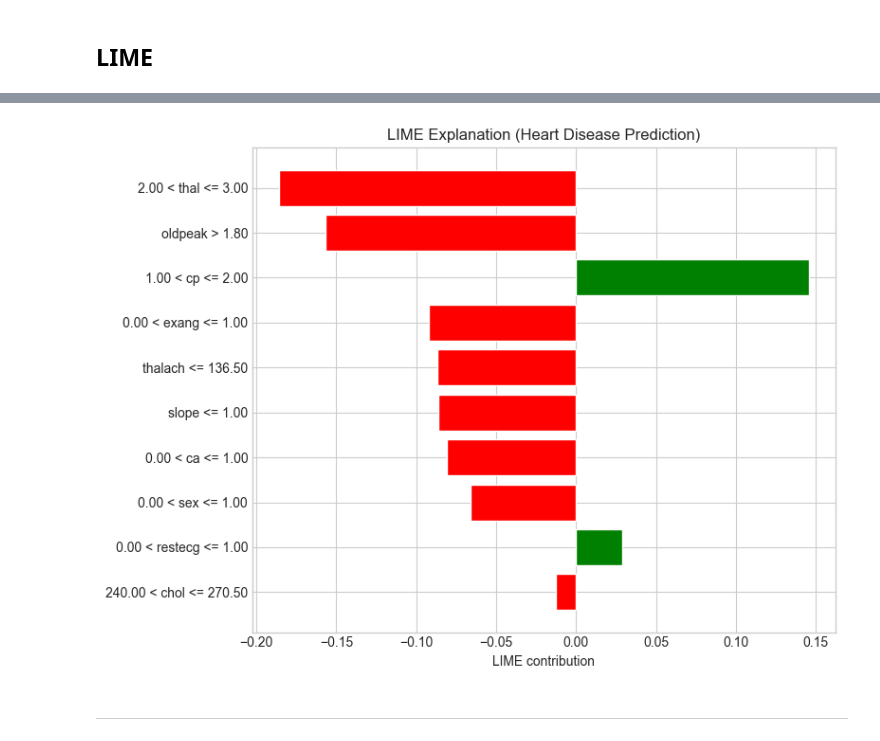
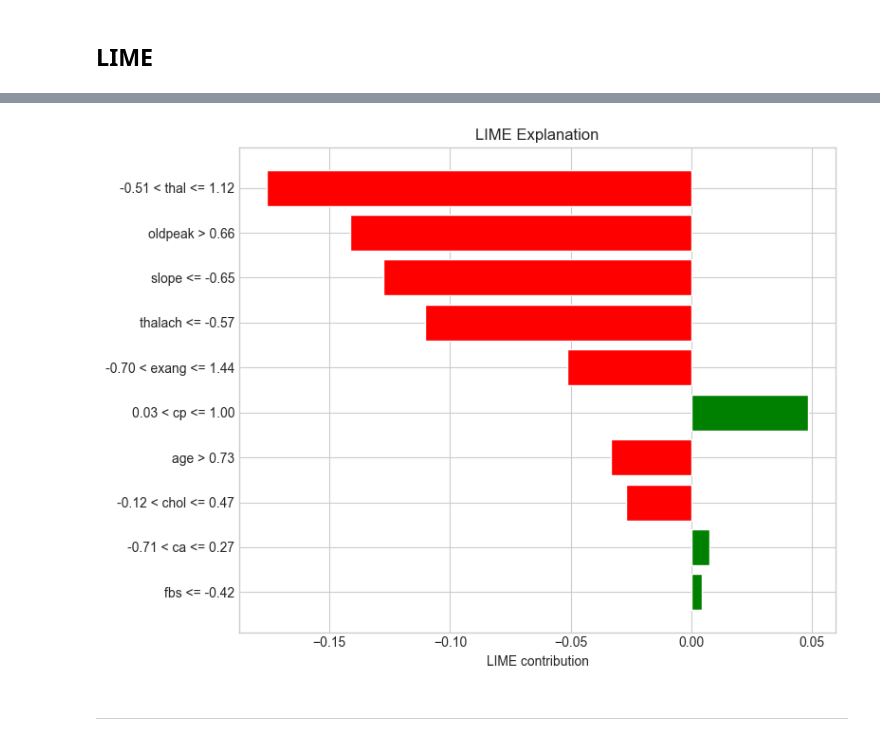
Before and after one commit to MiernikA/XAI-UJ, a Jupyter notebook: counterfactual-analysis/notebooks/counterfactual_analysis/dataset_3_heart_disease.ipynb, the cells around one changed output, grey strips where cells are left out. Cells and saved outputs as stored; diff of their text form; code cells hidden in the pictures.

Commit message:
update notebooks + normalize data

```diff
--- a/counterfactual-analysis/notebooks/counterfactual_analysis/dataset_3_heart_disease.ipynb
+++ b/counterfactual-analysis/notebooks/counterfactual_analysis/dataset_3_heart_disease.ipynb
@@ -63,12 +62,21 @@ import shap
 # %% [markdown]
 ----
 # %%
-#LOAD DATA
+#LOAD AND NORMALIZE DATA
 data = fetch_openml("heart-disease", version=1, as_frame=True)
+df = data.data
 
-X = data.data.drop(columns="target").copy()
-y = data.data["target"].copy()
+y = df["target"].astype(int)
+X = df.drop(columns="target")
 
-X.head()
+scaler = StandardScaler()
+X_normalized = pd.DataFrame(
+    scaler.fit_transform(X),
+    columns=X.columns,
+    index=X.index
+)
+
+X = X_normalized
+X
 # %% [output]
 |  | age | sex | cp | trestbps | chol | fbs | restecg | thalach | exang | oldpeak | slope | ... |
@@ -233,12 +232,10 @@ plt.show()
 lime_explainer = LimeTabularExplainer(
     training_data=X_train.values,
     feature_names=X.columns.tolist(),
-    class_names=["No Heart Disease", "Heart Disease"],
+    class_names=["malignant", "benign"],
     discretize_continuous=True,
     mode="classification"
 )
 
 index = 0
-instance_series = X_test.iloc[index]
-instance_np = instance_series.values
-instance_series
+instance = X_test.iloc[index]
@@ -260,30 +242,30 @@ Name: 240, dtype: float64
 # %%
-def predict_proba_model(x):
-    return best_model.predict_proba(x)
-
+def predict_proba_pipeline(x):
+    x_df = pd.DataFrame(x, columns=X.columns)
+    return best_model.predict_proba(x_df)
 
 lime_exp = lime_explainer.explain_instance(
-    data_row=instance_np,
-    predict_fn=predict_proba_model,
+    data_row=instance.values,
+    predict_fn=predict_proba_pipeline,
     num_features=10
 )
 
 exp = lime_exp.as_list()
 
 features = [x[0] for x in exp]
 values = [x[1] for x in exp]
 
 plt.figure(figsize=(8, 6))
 colors = ["green" if v > 0 else "red" for v in values]
 
 plt.barh(features, values, color=colors)
 plt.xlabel("LIME contribution")
-plt.title("LIME Explanation (Heart Disease Prediction)")
+plt.title("LIME Explanation")
 plt.gca().invert_yaxis()
 plt.tight_layout()
 plt.show()
 # %% [output]
-[figure, old version]
+[figure, new version]
 # %% [markdown]
 ---
 # %% [markdown]
```
Also changed, not shown: parts of 11 cells of this notebook, 11 other files.
